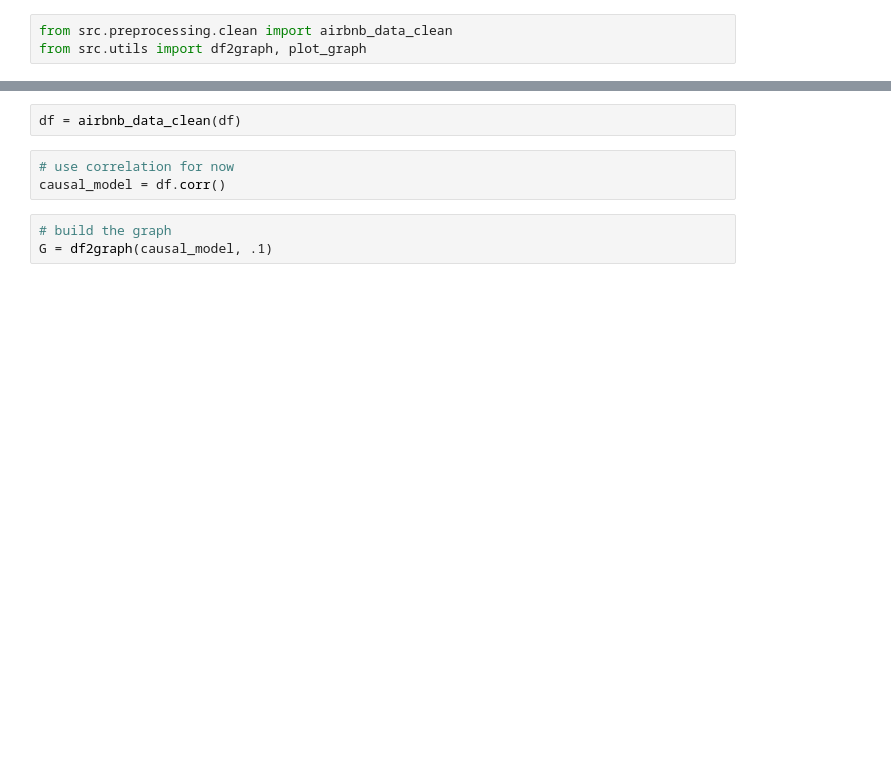
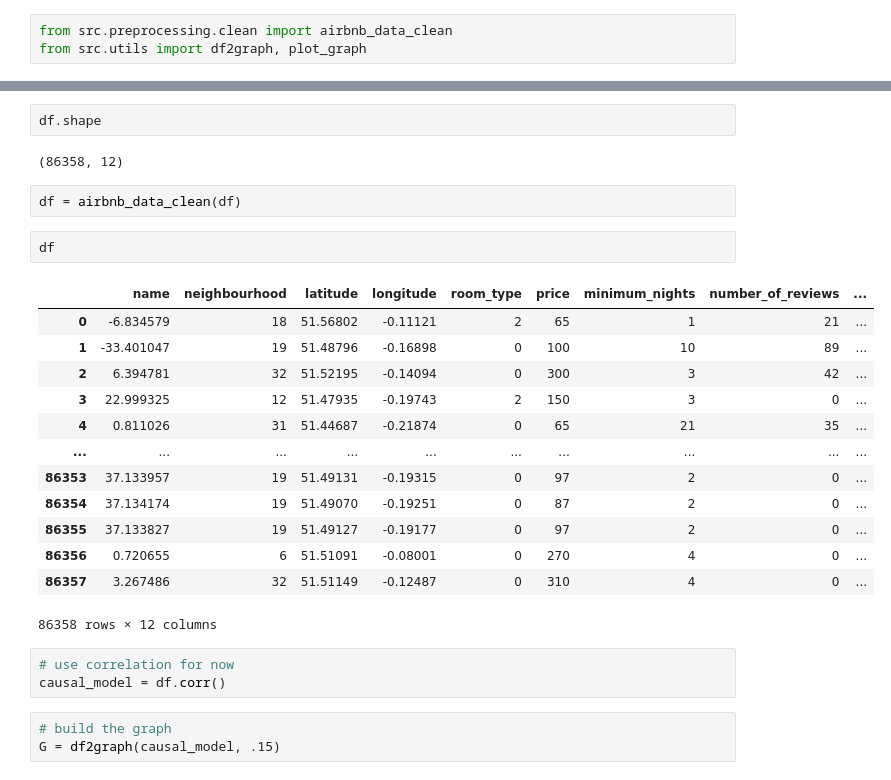
Before and after one commit to SamirMoustafa/airbnb-causal-analysis, a Jupyter notebook: run.ipynb, the cells around one changed output, grey strips where cells are left out. Saved outputs shown, nothing was run; the diff lists cells and outputs as text; blank space fills up the shorter version.

```diff
--- a/run.ipynb
+++ b/run.ipynb
@@ -13,14 +13,34 @@ df.head()
 | 2 | 17402 | Superb 3-Bed/2 Bath & Wifi: Trend... | 67564 | Liz | NaN | Westminster | 51.52195 | -0.14094 | ... |
 | 3 | 17506 | Boutique Chelsea/Fulham Double be... | 67915 | Charlotte | NaN | Hammersmith and Fulham | 51.47935 | -0.19743 | ... |
 | 4 | 25023 | All-comforts 2-bed flat near Wimb... | 102813 | Amanda | NaN | Wandsworth | 51.44687 | -0.21874 | ... |
+# %%
+df.shape
+# %% [output]
+(86358, 12)
 # %%
 df = airbnb_data_clean(df)
+# %%
+df
+# %% [output]
+|  | name | neighbourhood | latitude | longitude | room_type | price | minimum_nights | number_of_reviews | ... |
+| 0 | -6.834579 | 18 | 51.56802 | -0.11121 | 2 | 65 | 1 | 21 | ... |
+| 1 | -33.401047 | 19 | 51.48796 | -0.16898 | 0 | 100 | 10 | 89 | ... |
+| 2 | 6.394781 | 32 | 51.52195 | -0.14094 | 0 | 300 | 3 | 42 | ... |
+| 3 | 22.999325 | 12 | 51.47935 | -0.19743 | 2 | 150 | 3 | 0 | ... |
+| 4 | 0.811026 | 31 | 51.44687 | -0.21874 | 0 | 65 | 21 | 35 | ... |
+| ... | ... | ... | ... | ... | ... | ... | ... | ... | ... |
+| 86353 | 37.133957 | 19 | 51.49131 | -0.19315 | 0 | 97 | 2 | 0 | ... |
+| 86354 | 37.134174 | 19 | 51.49070 | -0.19251 | 0 | 87 | 2 | 0 | ... |
+| 86355 | 37.133827 | 19 | 51.49127 | -0.19177 | 0 | 97 | 2 | 0 | ... |
+| 86356 | 0.720655 | 6 | 51.51091 | -0.08001 | 0 | 270 | 4 | 0 | ... |
+| 86357 | 3.267486 | 32 | 51.51149 | -0.12487 | 0 | 310 | 4 | 0 | ... |
+86358 rows × 12 columns
 # %%
 # use correlation for now
 causal_model = df.corr()
 # %%
 # build the graph
-G = df2graph(causal_model, .1)
+G = df2graph(causal_model, .15)
 # %%
 plot_graph(G)
 # %% [output]
```
Also changed, not shown: parts of 2 cells of this notebook, 31 other files.
